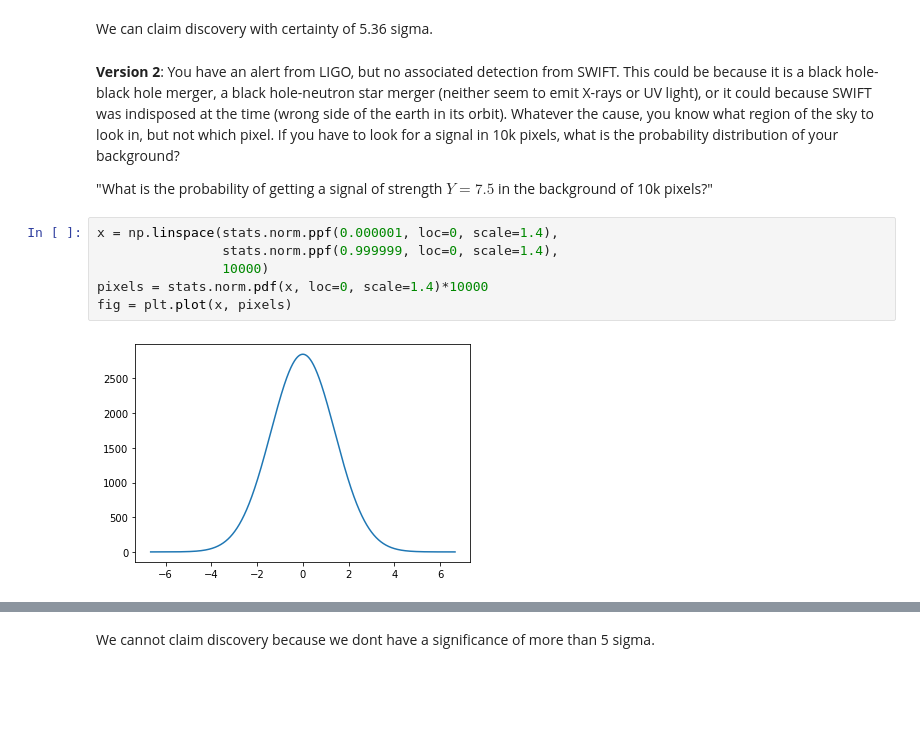
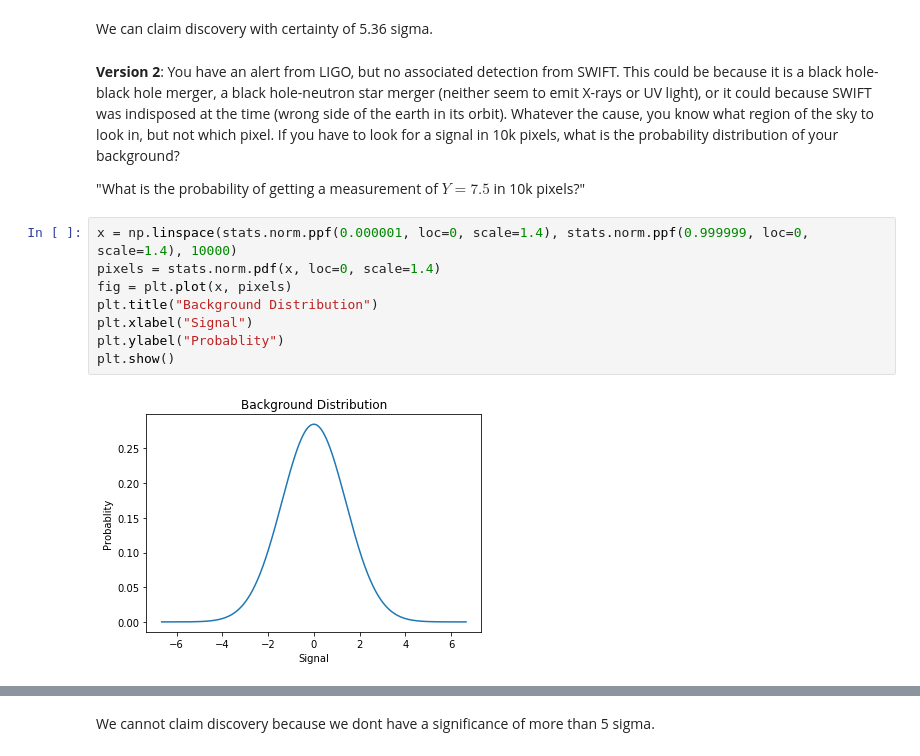
Before and after one commit to SaranshPK/Phys434, a Jupyter notebook: lab#2.ipynb, the cells around one changed output, grey strips where cells are left out. Cells and saved outputs as stored; diff of their text form; blank space fills up the shorter version.

```diff
--- a/lab#2.ipynb
+++ b/lab#2.ipynb
@@ -169,15 +186,17 @@ We can claim discovery with certainty of 5.36 sigma.
 # %% [markdown]
 __Version 2__: You have an alert from LIGO, but no associated detection from SWIFT. This could be because it is a black hole-black hole merger, a black hole-neutron star merger (neither seem to emit X-rays or UV light), or it could because SWIFT was indisposed at the time (wrong side of the earth in its orbit). Whatever the cause, you know what region of the sky to look in, but not which pixel. If you have to look for a signal in 10k pixels, what is the probability distribution of your background?
 
-"What is the probability of getting a signal of strength $Y=7.5$ in the background of 10k pixels?"
+"What is the probability of getting a measurement of $Y=7.5$ in 10k pixels?"
 # %%
-x = np.linspace(stats.norm.ppf(0.000001, loc=0, scale=1.4),
-                stats.norm.ppf(0.999999, loc=0, scale=1.4),
-                10000)
-pixels = stats.norm.pdf(x, loc=0, scale=1.4)*10000
+x = np.linspace(stats.norm.ppf(0.000001, loc=0, scale=1.4), stats.norm.ppf(0.999999, loc=0, scale=1.4), 10000)
+pixels = stats.norm.pdf(x, loc=0, scale=1.4)
 fig = plt.plot(x, pixels)
+plt.title("Background Distribution")
+plt.xlabel("Signal")
+plt.ylabel("Probablity")
+plt.show()
 # %% [output]
-[figure, old version]
+[figure, new version]
 # %%
 prob = (1 - stats.norm.cdf(7.5, loc=0, scale=1.4))*10000
 sig = stats.norm.ppf(1-prob)
```
Also changed, not shown: parts of 15 cells of this notebook, 1 other file.
